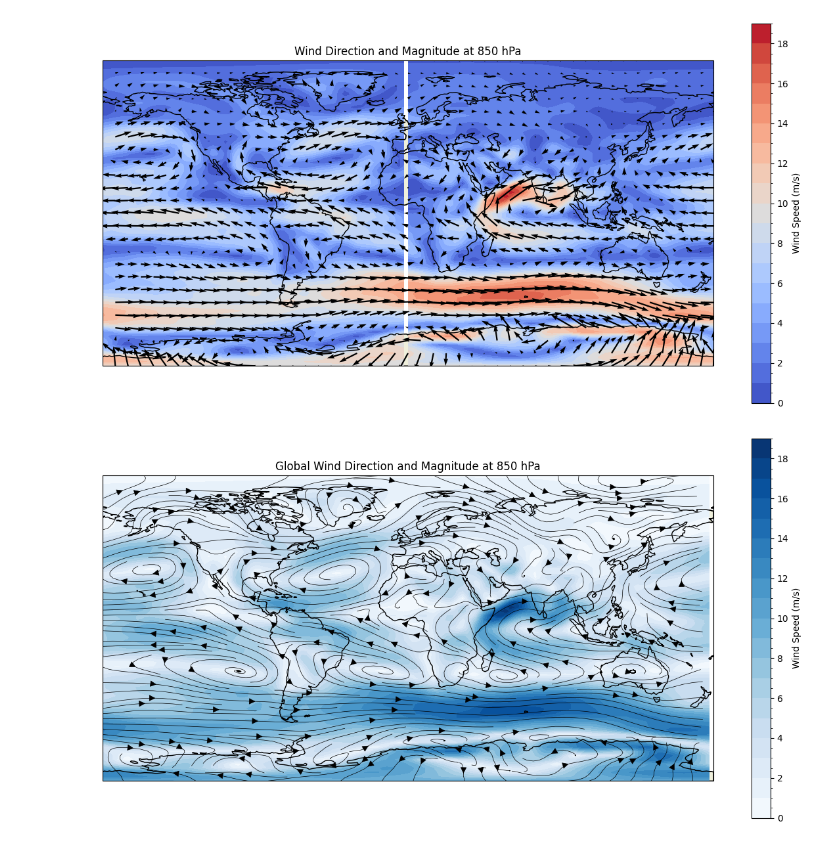
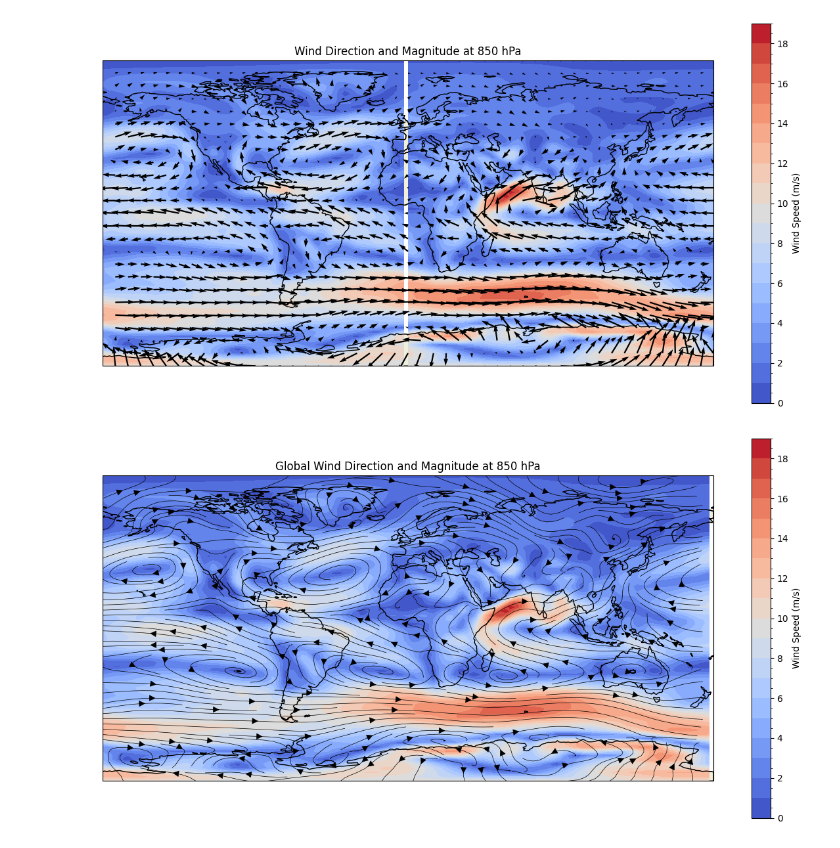
Before and after one commit to shiv3679/python-workshop-ees405, a Jupyter notebook: python_workshop.ipynb, the cells around one changed output. Saved outputs shown, nothing was run; the diff lists cells and outputs as text; code cells hidden in the pictures.

```diff
--- a/python_workshop.ipynb
+++ b/python_workshop.ipynb
@@ -476,32 +476,32 @@ import cartopy.feature as cfeature
 uwnd_850['lon'] = ((uwnd_850['lon'] + 180) % 360) - 180
 vwnd_850['lon'] = ((vwnd_850['lon'] + 180) % 360) - 180
 uwnd_850 = uwnd_850.sortby('lon')  # Ensure data is sorted after adjustment
 vwnd_850 = vwnd_850.sortby('lon')
 
 # Compute wind speed
 wind_speed = np.sqrt(uwnd_850**2 + vwnd_850**2)
 
 # Setup the plot
 fig = plt.figure(figsize=(15, 15))
 ax = fig.add_subplot(1, 1, 1, projection=ccrs.PlateCarree())
 ax.set_global()  # Ensure full global coverage
 
 # Plot wind speed background
-speed_plot = ax.contourf(uwnd_850.lon, uwnd_850.lat, wind_speed, levels=20, cmap='Blues', transform=ccrs.PlateCarree())
+speed_plot = ax.contourf(uwnd_850.lon, uwnd_850.lat, wind_speed, levels=20, cmap='coolwarm', transform=ccrs.PlateCarree())
 cbar = fig.colorbar(speed_plot, shrink=0.5, label='Wind Speed (m/s)')
 cbar.minorticks_on()
 
 # Streamplot for direction and magnitude
 stream = ax.streamplot(uwnd_850.lon, uwnd_850.lat, uwnd_850.values, vwnd_850.values, density=2, color='black', linewidth=0.5, arrowsize=1.5, transform=ccrs.PlateCarree())
 
 # Map features
 ax.add_feature(cfeature.LAND, edgecolor='black')
 ax.add_feature(cfeature.COASTLINE)
 # ax.add_feature(cfeature.BORDERS, linestyle=':')
 # ax.add_feature(cfeature.LAKES, alpha=0.5)
 # ax.add_feature(cfeature.RIVERS)
 
 plt.title('Global Wind Direction and Magnitude at 850 hPa')
 plt.show()
 # %% [output]
-[figure, old version]
+[figure, new version]
```
